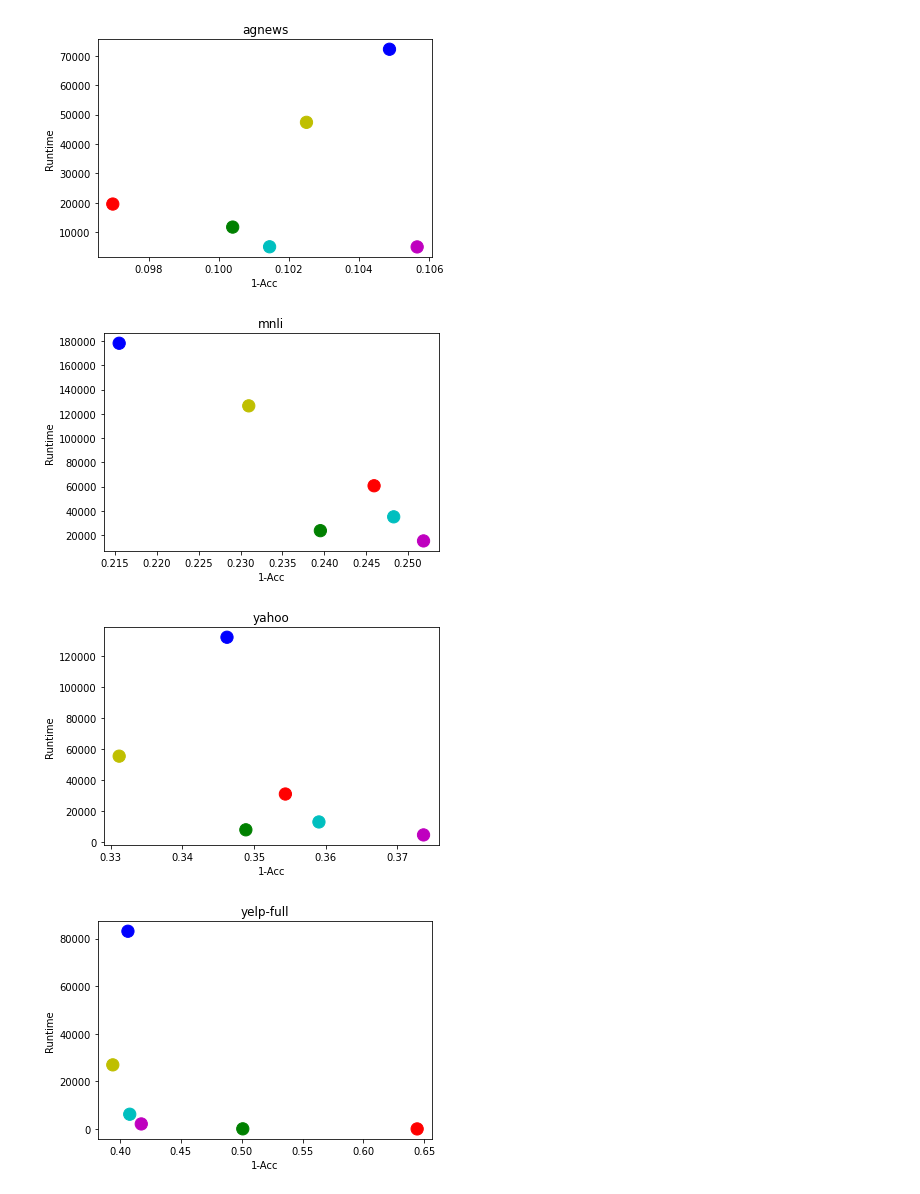
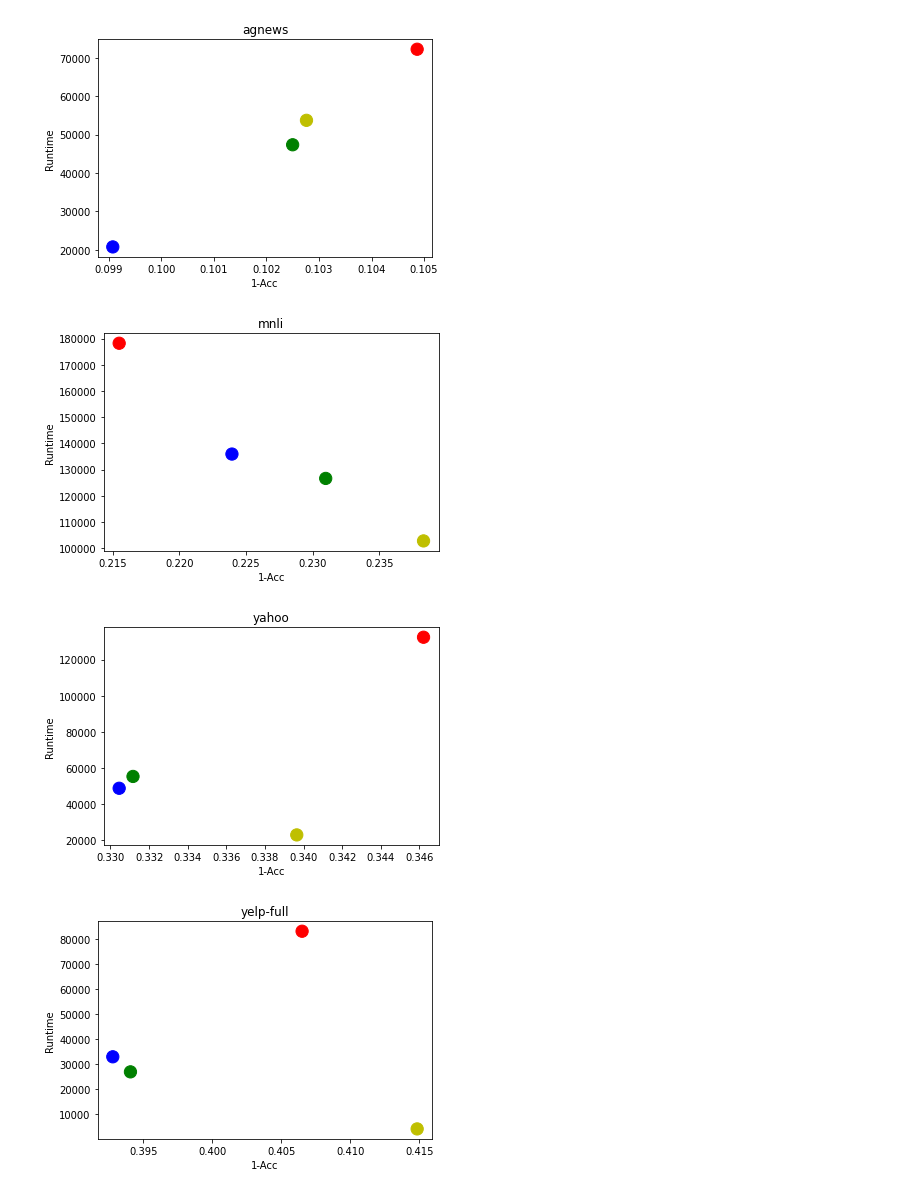
Before and after one commit to UbiquitousLearning/FeS, a Jupyter notebook: script/data_process_NK_stale_filter.ipynb, the cells around one changed output. Saved outputs shown, nothing was run; the diff lists cells and outputs as text; code cells hidden in the pictures.

```diff
--- a/script/data_process_NK_stale_filter.ipynb
+++ b/script/data_process_NK_stale_filter.ipynb
@@ -15,8 +15,12 @@ filenames = [
     "stale_aug_5_conver_0_limit_0_fedpet_64_32_roberta-large_5_10.log",
     "stale_aug_5_conver_0_limit_0_fedpet_64_32_roberta-large_5_20.log",
 ]
+full_set_acc= {"agnews": 0.93, "yahoo": 0.78, "yelp-full": 0.7, "mnli": 0.85}
+labels = ["filter_1", "filter_5", "stale_1", "stale_5", "stale_10", "stale_20"]
 
-labels = ["filter_1", "filter_5", "stale_1", "stale_5", "stale_10", "stale_20"]
+show_list = [2,3,4,5]
+filenames = [filenames[i] for i in show_list]
+labels = [labels[i] for i in show_list]
 # %%
 colors=['r','g','b','y','c','m']
 # %%
@@ -26,9 +30,9 @@ acc_list = {"agnews": [], "mnli": [], "yahoo": [], "yelp-full": []}
 round_list = {"agnews": [], "mnli": [], "yahoo": [], "yelp-full": []}
 for dataset in datasets:
     if dataset == "agnews":
-        root_path = f"/home/cdq/FedPet/log/{dataset}/all_1000/seed_42/pattern_{datasets[dataset]}/alpha_1_beta_0_gamma_100.0"
+        root_path = f"/home/cdq/FedPet/log/z-obsoleted/filter_stale_or_not/{dataset}/all_1000/seed_42/pattern_{datasets[dataset]}/alpha_1_beta_0_gamma_100.0"
     else:
-        root_path = f"/home/cdq/FedPet/log/{dataset}/all_1000/seed_42/pattern_{datasets[dataset]}/alpha_0_beta_0_gamma_100.0"
+        root_path = f"/home/cdq/FedPet/log/z-obsoleted/filter_stale_or_not/{dataset}/all_1000/seed_42/pattern_{datasets[dataset]}/alpha_0_beta_0_gamma_100.0"
 
     fig = plt.figure()
     plt.title(dataset)
@@ -75,7 +79,7 @@ for dataset in datasets:
             y_mean.append(pd.DataFrame(y).dropna().mean())
             # plt.scatter(j, y)
         print(labels, filenames.index(filename))
-        plt.plot(range(iter),y_mean,label=labels[filenames.index(filename)],color=colors[filenames.index(filename)])
+        plt.plot(range(iter),np.array(y_mean)/full_set_acc[dataset],label=labels[filenames.index(filename)],color=colors[filenames.index(filename)])
     fig.legend(loc="lower right",bbox_to_anchor=(0.9,0.1),bbox_transform=fig.transFigure)
     fig.savefig(f"../fig/a{i}.png")
     i = i+1
@@ -108,9 +112,9 @@ acc_list = {"agnews": [], "mnli": [], "yahoo": [], "yelp-full": []}
 runtime_list = {"agnews": [], "mnli": [], "yahoo": [], "yelp-full": []}
 for dataset in datasets:
     if dataset == "agnews":
-        root_path = f"/home/cdq/FedPet/log/{dataset}/all_1000/seed_42/pattern_{datasets[dataset]}/alpha_1_beta_0_gamma_100.0"
+        root_path = f"/home/cdq/FedPet/log/z-obsoleted/filter_stale_or_not/{dataset}/all_1000/seed_42/pattern_{datasets[dataset]}/alpha_1_beta_0_gamma_100.0"
     else:
-        root_path = f"/home/cdq/FedPet/log/{dataset}/all_1000/seed_42/pattern_{datasets[dataset]}/alpha_0_beta_0_gamma_100.0"
+        root_path = f"/home/cdq/FedPet/log/z-obsoleted/filter_stale_or_not/{dataset}/all_1000/seed_42/pattern_{datasets[dataset]}/alpha_0_beta_0_gamma_100.0"
     fig = plt.figure()
     plt.title(dataset)
     plt.xlabel("Runtime")
@@ -177,7 +181,7 @@ for dataset in datasets:
             y_mean.append(pd.DataFrame(y).dropna().mean())
             # plt.scatter(j, y)
         print(len(runtime),len(list(map(float, y_mean))))
-        plt.plot(runtime[:len(y_mean)],y_mean,label=labels[filenames.index(filename)],color=colors[filenames.index(filename)],linewidth=4)
+        plt.plot(runtime[:len(y_mean)],np.array(y_mean)/full_set_acc[dataset],label=labels[filenames.index(filename)],color=colors[filenames.index(filename)],linewidth=4)
     fig.legend(loc="lower right",bbox_to_anchor=(0.9,0.2),bbox_transform=fig.transFigure,ncol=2,fontsize=15)
     fig.savefig(f"../fig/b{t}.png")
     t = t+1
@@ -202,15 +210,15 @@ max accuracy is 0.7604686704024453, runtime is 23732.0
 # %%
 c=0
 for dataset in datasets:
     fig = plt.figure()
     plt.title(f"{dataset}")
     plt.xlabel("1-Acc")
     plt.ylabel("Runtime")
-    plt.scatter(1- np.array(acc_list[dataset]), np.array(runtime_list[dataset]),s=150,color=['r','g','b','y','c','m'])
+    plt.scatter(1- np.array(acc_list[dataset]), np.array(runtime_list[dataset]),s=150,color=['r','g','b','y'])
     plt.savefig(f"../fig/c{c}.png")
     c=c+1
 # %% [output]
-[figure, old version]
+[figure, new version]
-[figure, old version]
+[figure, new version]
-[figure, old version]
+[figure, new version]
-[figure, old version]
+[figure, new version]
```
Also changed, not shown: parts of 2 cells of this notebook, 10 other files.
